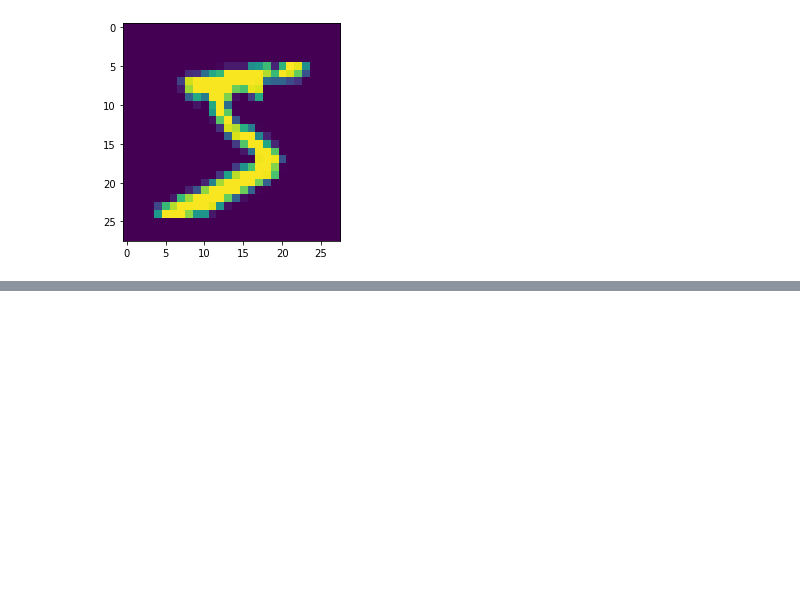
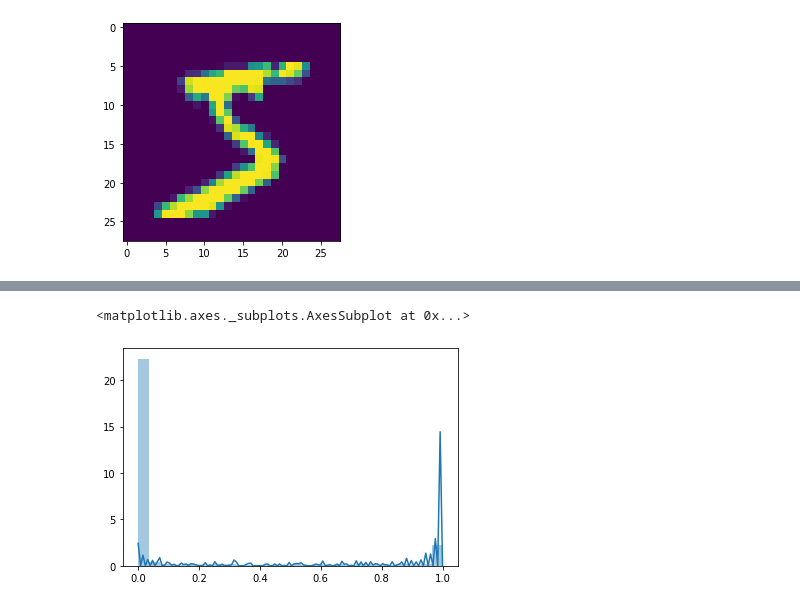
Before and after one commit to greyhound101/internship, a Jupyter notebook: Untitled4.ipynb, the cells around one changed output, grey strips where cells are left out. Drawn from its saved outputs; the diff is of its cells as text; code cells hidden in the pictures; blank space fills up the shorter version.

```diff
--- a/Untitled4.ipynb
+++ b/Untitled4.ipynb
@@ -31,0 +45,5 @@ print(x_train.shape)
+# %%
+sns.distplot(x_train[0])
+# %% [output]
+<matplotlib.axes._subplots.AxesSubplot at 0x...>
+[figure, added]
```
Also changed, not shown: parts of 17 cells of this notebook.
